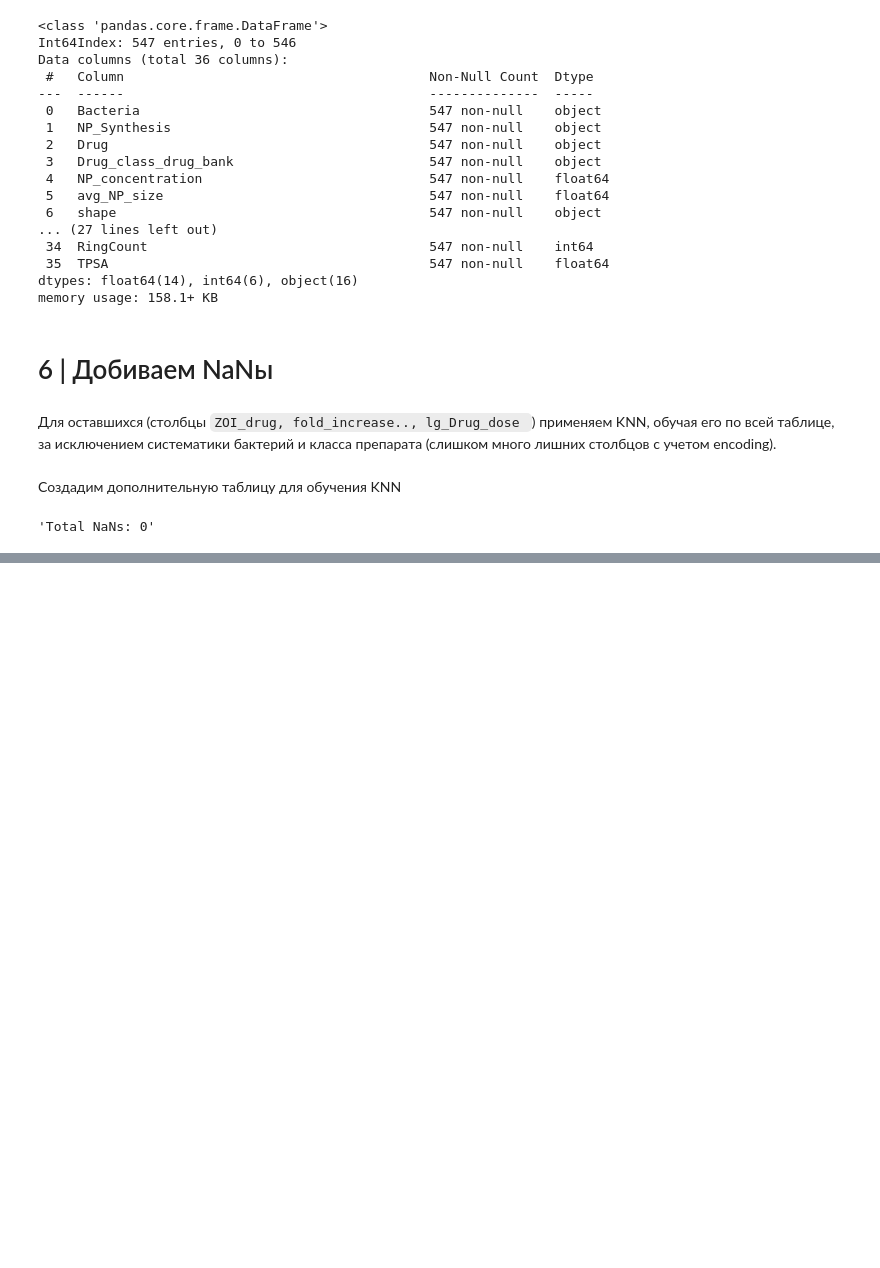
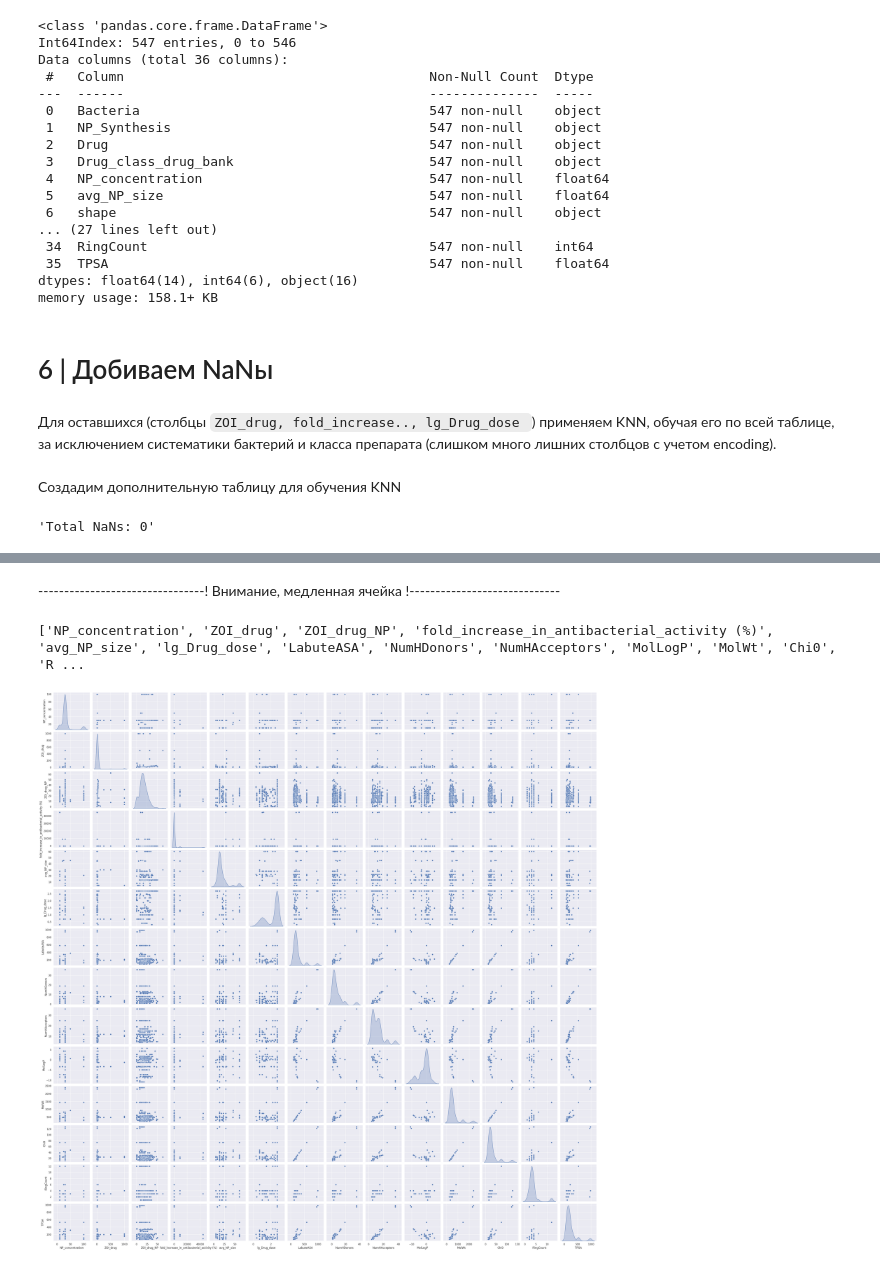
Before and after one commit to vahahahart/hackathon_team_3, a Jupyter notebook: main.ipynb, the cells around one changed output, grey strips where cells are left out. Saved outputs shown, nothing was run; the diff lists cells and outputs as text; code cells hidden in the pictures; blank space fills up the shorter version.

Commit message:
added pairplot

```diff
--- a/main.ipynb
+++ b/main.ipynb
@@ -160,7 +160,13 @@ array([       nan, 1.0000e+02, 3.0000e+01, 1.0000e+01, 2.0000e+01,
 # %%
 df['min_max_NP_size'] = df['NP size_max'] - df['NP size_min']
 df.drop(columns=['NP size_max', 'NP size_min'], inplace=True)
+
 df.rename(columns={'NP size_avg': 'avg_NP_size'}, inplace=True)
+
+num_cols.pop(num_cols.index('NP size_max'))
+num_cols.pop(num_cols.index('NP size_min'))
+num_cols.pop(num_cols.index('NP size_avg'))
+num_cols.append('avg_NP_size')
 # %% [output]
 A value is trying to be set on a copy of a slice from a DataFrame.
 Try using .loc[row_indexer,col_indexer] = value instead
@@ -374,3 +380,4 @@ Name: NP_concentration, Length: 554, dtype: float64
 422/583 NaN, разумнее будет выкинуть, не глядя на распределение и важность и ни о чем не жалея
 # %%
 df.drop(columns=['ZOI_NP'], inplace=True)
+num_cols.pop(num_cols.index('ZOI_NP'))
@@ -647,0 +683,11 @@ f'Total NaNs: {df_dummy.isna().sum().sum()}'
+# %% [markdown]
+--------------------------------! Внимание, медленная ячейка !-----------------------------
+# %%
+num_cols_final = deepcopy(num_cols)
+num_cols_final.extend(descs_to_add)
+num_cols.append()
+plot = sns.pairplot(df_dummy[num_cols_final], diag_kind='kde')
+# plot.savefig('pairplot.png')
+# %% [output]
+['NP_concentration', 'ZOI_drug', 'ZOI_drug_NP', 'fold_increase_in_antibacterial_activity (%)', 'avg_NP_size', 'lg_Drug_dose', 'LabuteASA', 'NumHDonors', 'NumHAcceptors', 'MolLogP', 'MolWt', 'Chi0', 'R ...
+[figure, added]
```
Also changed, not shown: parts of 4 cells of this notebook.
